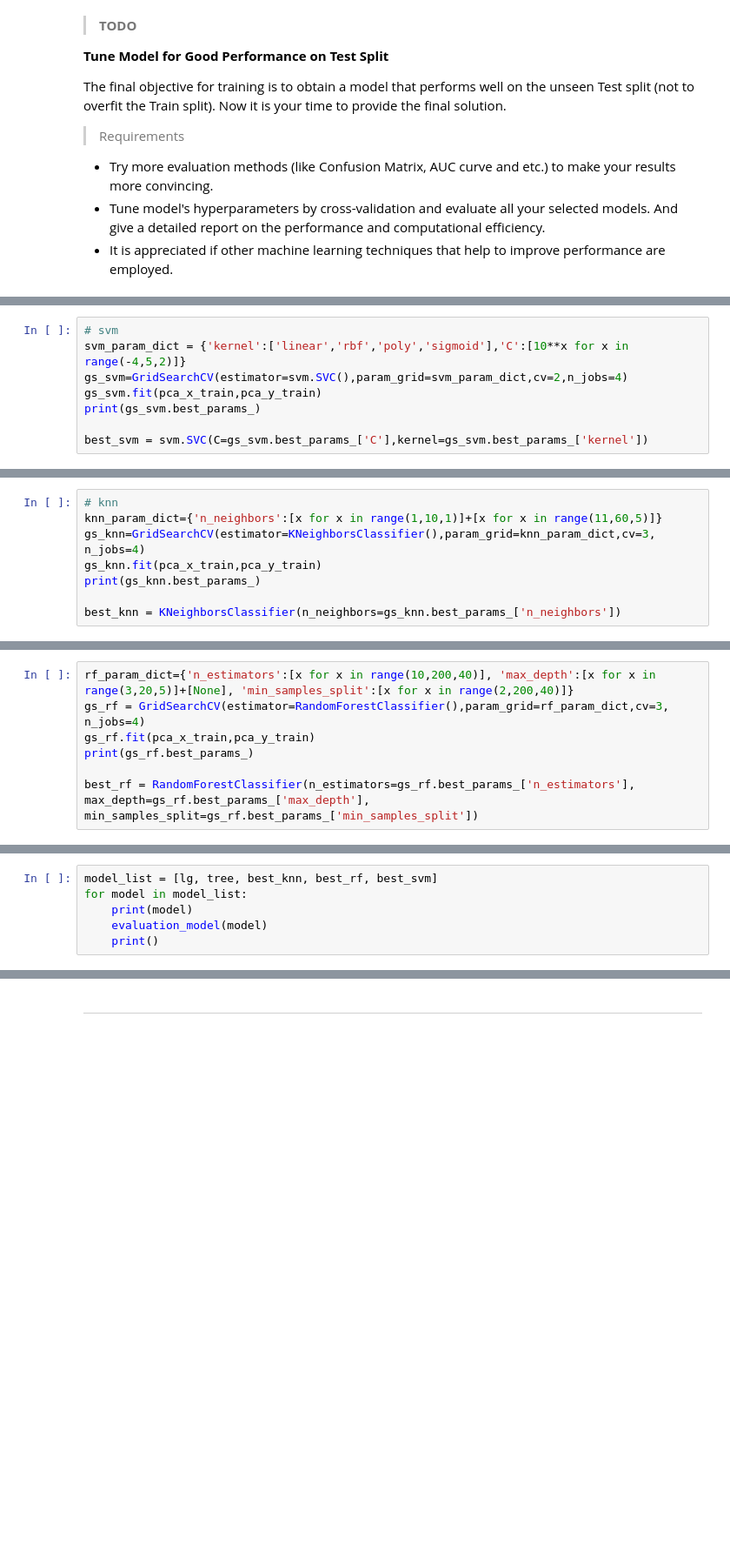
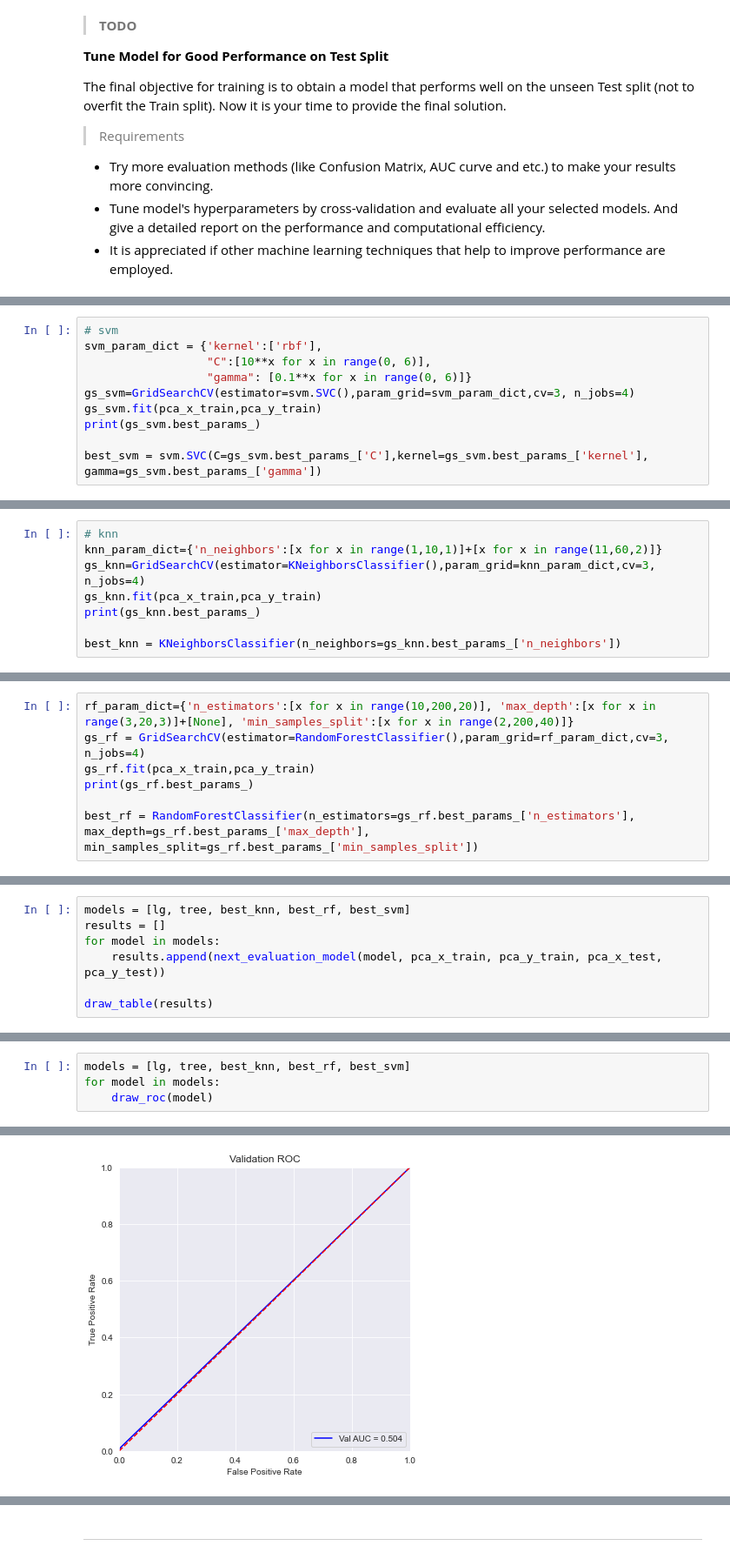
Before and after one commit to eraser333/Introduction-to-Artificial-Intelligence, a Jupyter notebook: classification/playground.ipynb, the cells around one changed output, grey strips where cells are left out. Shown: that part at 87% size. Drawn from its saved outputs; the diff is of its cells as text; blank space fills up the shorter version.

```diff
--- a/classification/playground.ipynb
+++ b/classification/playground.ipynb
@@ -416,9 +500,11 @@ def evaluation_model(model):
 # %%
 # svm
-svm_param_dict = {'kernel':['linear','rbf','poly','sigmoid'],'C':[10**x for x in range(-4,5,2)]}
-gs_svm=GridSearchCV(estimator=svm.SVC(),param_grid=svm_param_dict,cv=2,n_jobs=4)
+svm_param_dict = {'kernel':['rbf'],
+                  "C":[10**x for x in range(0, 6)],
+                  "gamma": [0.1**x for x in range(0, 6)]}
+gs_svm=GridSearchCV(estimator=svm.SVC(),param_grid=svm_param_dict,cv=3, n_jobs=4)
 gs_svm.fit(pca_x_train,pca_y_train)
 print(gs_svm.best_params_)
 
-best_svm = svm.SVC(C=gs_svm.best_params_['C'],kernel=gs_svm.best_params_['kernel'])
+best_svm = svm.SVC(C=gs_svm.best_params_['C'],kernel=gs_svm.best_params_['kernel'], gamma=gs_svm.best_params_['gamma'])
 # %% [output]
@@ -426,6 +512,6 @@ best_svm = svm.SVC(C=gs_svm.best_params_['C'],kernel=gs_svm.best_params_['kernel
 # %%
 # knn
-knn_param_dict={'n_neighbors':[x for x in range(1,10,1)]+[x for x in range(11,60,5)]}
+knn_param_dict={'n_neighbors':[x for x in range(1,10,1)]+[x for x in range(11,60,2)]}
 gs_knn=GridSearchCV(estimator=KNeighborsClassifier(),param_grid=knn_param_dict,cv=3, n_jobs=4)
 gs_knn.fit(pca_x_train,pca_y_train)
 print(gs_knn.best_params_)
@@ -436,5 +522,5 @@ best_knn = KNeighborsClassifier(n_neighbors=gs_knn.best_params_['n_neighbors'])
 # %%
-rf_param_dict={'n_estimators':[x for x in range(10,200,40)], 'max_depth':[x for x in range(3,20,5)]+[None], 'min_samples_split':[x for x in range(2,200,40)]}
+rf_param_dict={'n_estimators':[x for x in range(10,200,20)], 'max_depth':[x for x in range(3,20,3)]+[None], 'min_samples_split':[x for x in range(2,200,40)]}
 gs_rf = GridSearchCV(estimator=RandomForestClassifier(),param_grid=rf_param_dict,cv=3, n_jobs=4)
 gs_rf.fit(pca_x_train,pca_y_train)
 print(gs_rf.best_params_)
@@ -444,0 +531,7 @@ best_rf = RandomForestClassifier(n_estimators=gs_rf.best_params_['n_estimators']
+# %%
+models = [lg, tree, best_knn, best_rf, best_svm]
+results = []
+for model in models:
+    results.append(next_evaluation_model(model, pca_x_train, pca_y_train, pca_x_test, pca_y_test))
+
+draw_table(results)
@@ -445,7 +556,5 @@ best_rf = RandomForestClassifier(n_estimators=gs_rf.best_params_['n_estimators']
 # %%
-model_list = [lg, tree, best_knn, best_rf, best_svm]
-for model in model_list:
-    print(model)
-    evaluation_model(model)
-    print()
+models = [lg, tree, best_knn, best_rf, best_svm]
+for model in models:
+    draw_roc(model)
 # %% [output]
@@ -468,0 +561 @@ auc: 0.5
+[figure, added]
```
Also changed, not shown: parts of 24 cells of this notebook, 1 other file.
